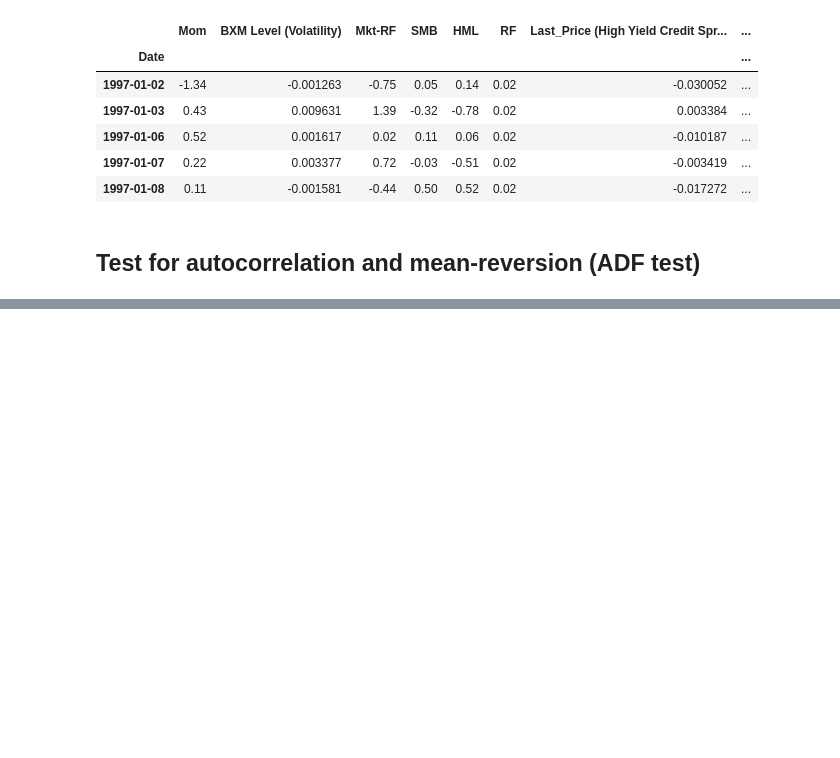
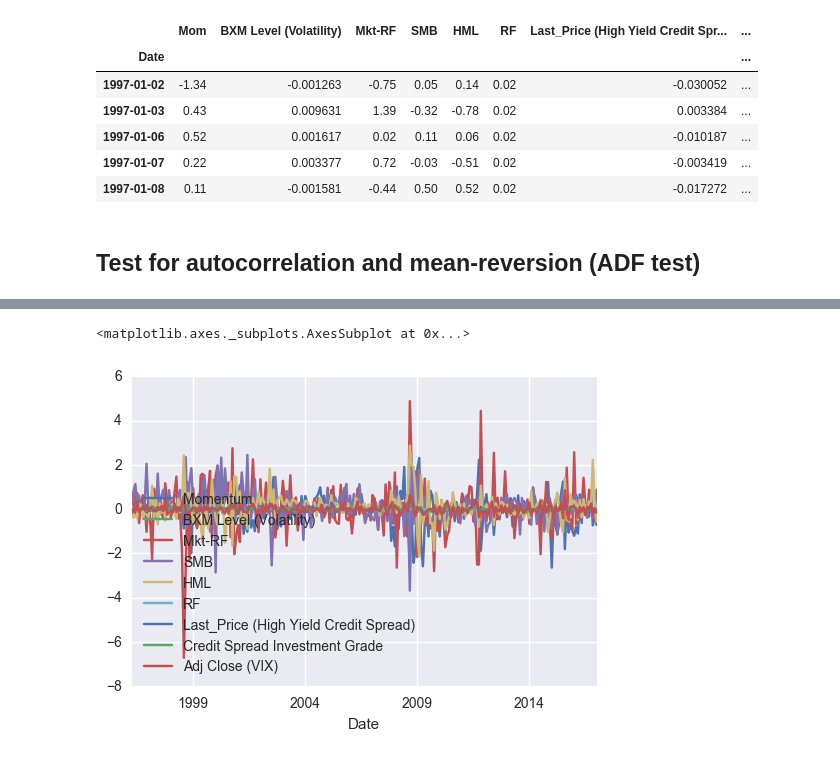
Before and after one commit to yiran06/Dynamic_Factor_Timing_Project, a Jupyter notebook: Factor_Aggregation.ipynb, the cells around one changed output, grey strips where cells are left out. Drawn from its saved outputs; the diff is of its cells as text; code cells hidden in the pictures; blank space fills up the shorter version.

```diff
--- a/Factor_Aggregation.ipynb
+++ b/Factor_Aggregation.ipynb
@@ -168,6 +186,9 @@ def Take_Log_Diff(df, ):
     df['Credit Spread Investment Grade'] = np.log(df['Credit Spread Investment Grade'])
     df['Credit Spread Investment Grade'] = df['Credit Spread Investment Grade'].diff()
 
+    df['Adj Close (VIX)'] = np.log(df['Adj Close (VIX)'])
+    df['Adj Close (VIX)'] = df['Adj Close (VIX)'].diff()
+
     df.dropna(inplace=True)
     return df
 # %%
@@ -318,0 +354,5 @@ df_new_mon_results
+# %%
+df_new_mon_no_liq_logs.plot()
+# %% [output]
+<matplotlib.axes._subplots.AxesSubplot at 0x...>
+[figure, added]
```
Also changed, not shown: parts of 15 cells of this notebook.
